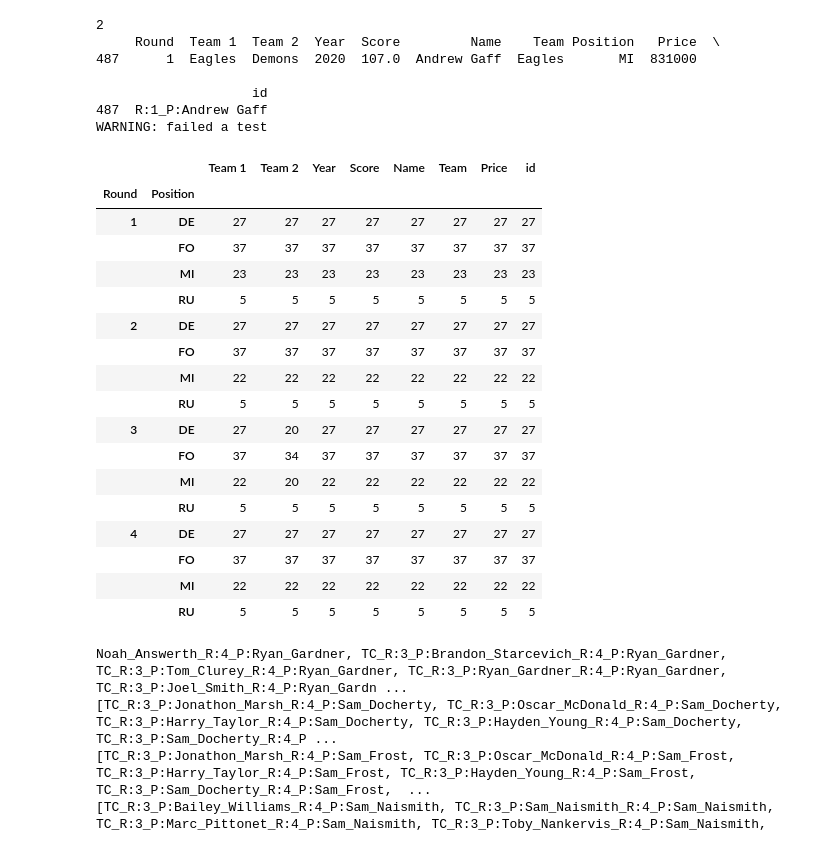
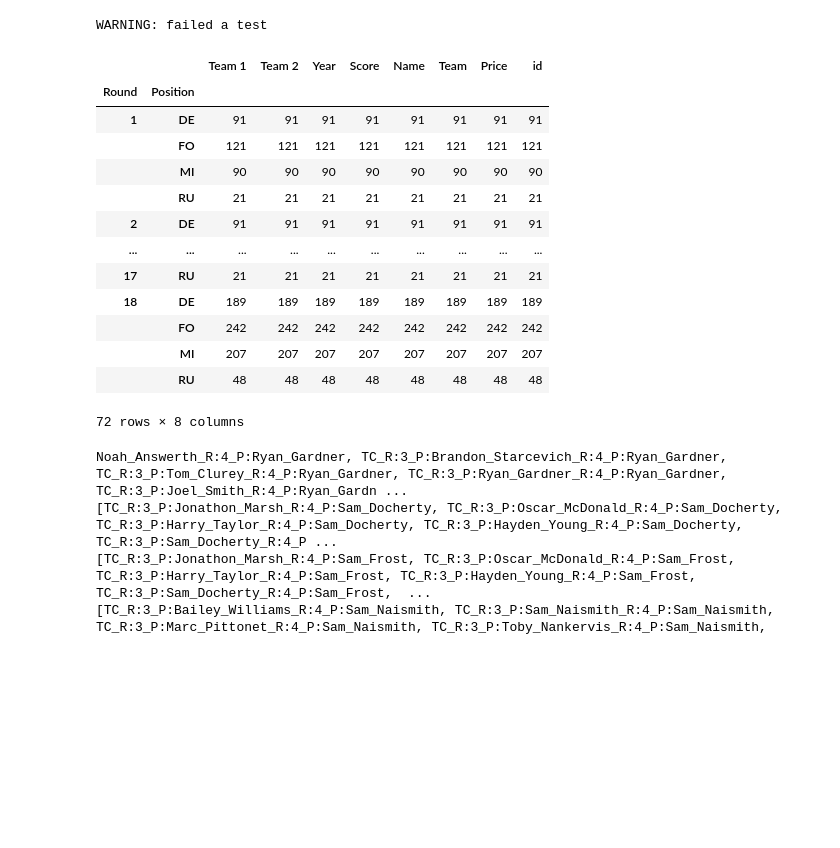
Before and after one commit to conradbez/afl_optimiser, a Jupyter notebook: AFL.ipynb, the cells around one changed output. Cells and saved outputs as stored; diff of their text form; code cells hidden in the pictures; blank space fills up the shorter version.

```diff
--- a/AFL.ipynb
+++ b/AFL.ipynb
@@ -48,7 +53,7 @@ full_player_scores_2021 = full_player_scores[full_player_scores['Year']==2021]
 full_player_scores = full_player_scores[full_player_scores['Year']==2020]
 
 # Only keep players who are playing this season
-full_player_scores[full_player_scores['Name'].isin(full_player_scores_2021['Name'].unique())].dropna(how='all').dropna(how='all')
+full_player_scores = full_player_scores[full_player_scores['Name'].isin(full_player_scores_2021['Name'].unique())].dropna(how='all').dropna(how='all')
 
 df = full_player_scores.copy()
 
@@ -84,55 +89,45 @@ RU_Players = full_player_scores.copy()
 
 assert list(full_player_scores['Year'].unique())==[2020]
 
 RU_Players = RU_Players.sort_values('Score',ascending=False)
 
 RU_Players = full_player_scores.copy()
 
 assert list(full_player_scores['Year'].unique())==[2020]
 
 RU_Players = RU_Players.sort_values('Score',ascending=False)
 RU_Players['id'] = "R:"+RU_Players['Round'].astype(str)+"_P:"+RU_Players['Name']
 
 # Only take players who played more than 5 games
 # players_to_keep = player_num_games_played[player_num_games_played>5].index.values
 # RU_Players = RU_Players.reindex(index=players_to_keep).dropna(how='all')
 
 # Only take players in top quater of average values (score/price)
 player_best_values = player_average_value.sort_values(ascending=False)[:int(len(player_average_value)/2)]
 RU_Players = RU_Players.reindex(index=player_best_values.index.values).dropna(how='all')
 
 try:
     test1(RU_Players)
 except AssertionError:
     print('WARNING: failed a test')
 
 RU_Players.groupby(['Round','Position']).count()
 # %% [output]
-2
-     Round  Team 1  Team 2  Year  Score         Name    Team Position   Price  \
-487      1  Eagles  Demons  2020  107.0  Andrew Gaff  Eagles       MI  831000
-
-                    id
-487  R:1_P:Andrew Gaff
 WARNING: failed a test
 |  |  | Team 1 | Team 2 | Year | Score | Name | Team | Price | id |
 | Round | Position |  |  |  |  |  |  |  |  |
-| 1 | DE | 27 | 27 | 27 | 27 | 27 | 27 | 27 | 27 |
-|  | FO | 37 | 37 | 37 | 37 | 37 | 37 | 37 | 37 |
-|  | MI | 23 | 23 | 23 | 23 | 23 | 23 | 23 | 23 |
-|  | RU | 5 | 5 | 5 | 5 | 5 | 5 | 5 | 5 |
-| 2 | DE | 27 | 27 | 27 | 27 | 27 | 27 | 27 | 27 |
-|  | FO | 37 | 37 | 37 | 37 | 37 | 37 | 37 | 37 |
-|  | MI | 22 | 22 | 22 | 22 | 22 | 22 | 22 | 22 |
-|  | RU | 5 | 5 | 5 | 5 | 5 | 5 | 5 | 5 |
-| 3 | DE | 27 | 20 | 27 | 27 | 27 | 27 | 27 | 27 |
-|  | FO | 37 | 34 | 37 | 37 | 37 | 37 | 37 | 37 |
-|  | MI | 22 | 20 | 22 | 22 | 22 | 22 | 22 | 22 |
-|  | RU | 5 | 5 | 5 | 5 | 5 | 5 | 5 | 5 |
-| 4 | DE | 27 | 27 | 27 | 27 | 27 | 27 | 27 | 27 |
-|  | FO | 37 | 37 | 37 | 37 | 37 | 37 | 37 | 37 |
-|  | MI | 22 | 22 | 22 | 22 | 22 | 22 | 22 | 22 |
-|  | RU | 5 | 5 | 5 | 5 | 5 | 5 | 5 | 5 |
+| 1 | DE | 91 | 91 | 91 | 91 | 91 | 91 | 91 | 91 |
+|  | FO | 121 | 121 | 121 | 121 | 121 | 121 | 121 | 121 |
+|  | MI | 90 | 90 | 90 | 90 | 90 | 90 | 90 | 90 |
+|  | RU | 21 | 21 | 21 | 21 | 21 | 21 | 21 | 21 |
+| 2 | DE | 91 | 91 | 91 | 91 | 91 | 91 | 91 | 91 |
+| ... | ... | ... | ... | ... | ... | ... | ... | ... | ... |
+| 17 | RU | 21 | 21 | 21 | 21 | 21 | 21 | 21 | 21 |
+| 18 | DE | 189 | 189 | 189 | 189 | 189 | 189 | 189 | 189 |
+|  | FO | 242 | 242 | 242 | 242 | 242 | 242 | 242 | 242 |
+|  | MI | 207 | 207 | 207 | 207 | 207 | 207 | 207 | 207 |
+|  | RU | 48 | 48 | 48 | 48 | 48 | 48 | 48 | 48 |
+72 rows × 8 columns
 # %%
 player_contraints = {}
 prob = LpProblem("aflProblem", LpMaximize)
```
Also changed, not shown: parts of 2 cells of this notebook, 3 other files.
